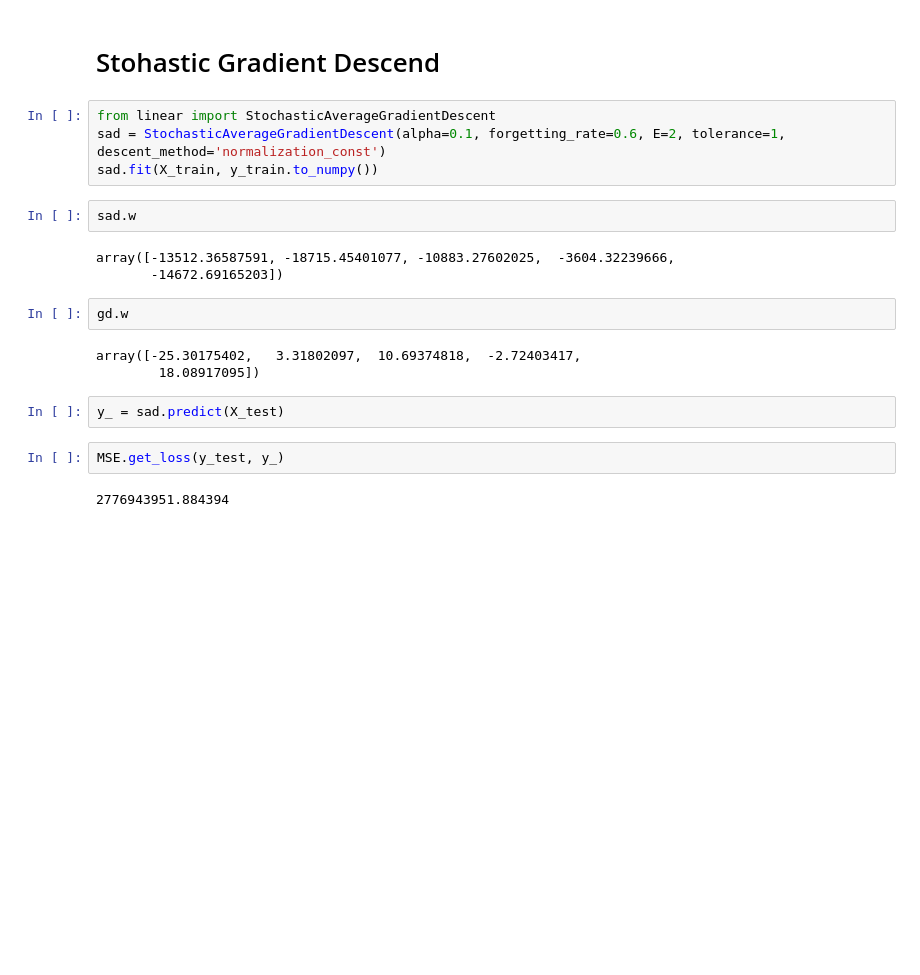
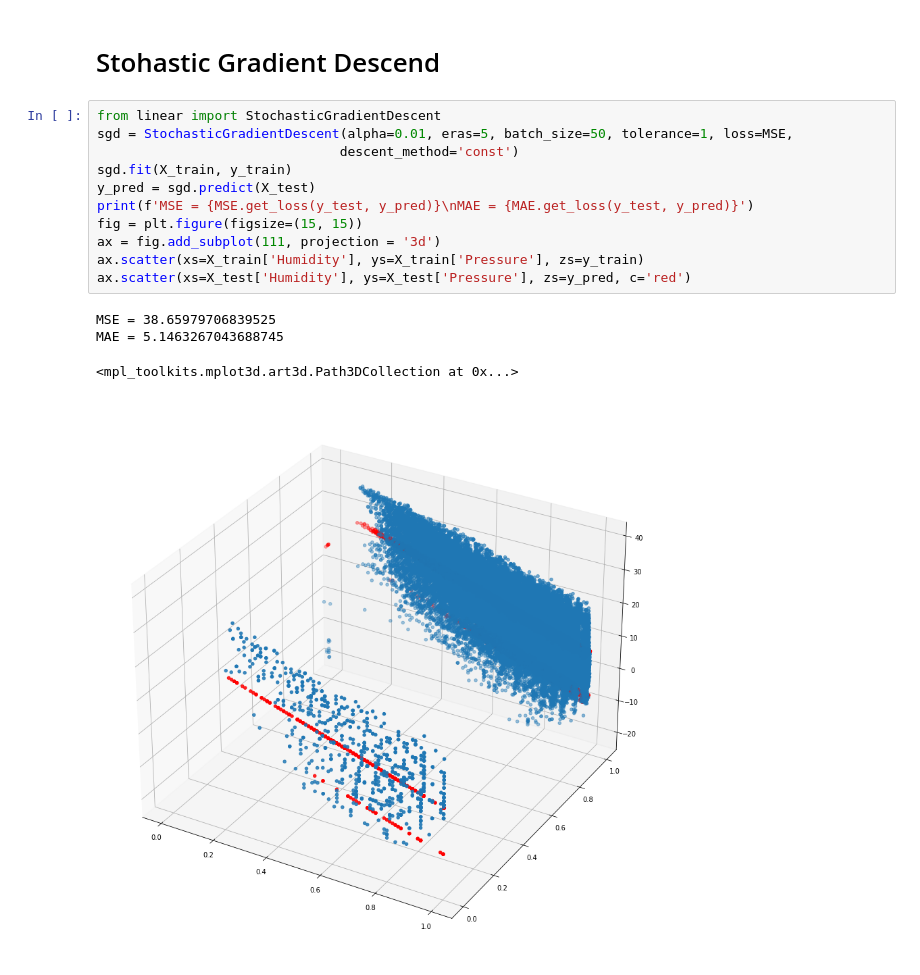
Before and after one commit to shehamane/kurilib-ml, a Jupyter notebook: linear.ipynb, the cells around one changed output. Saved outputs shown, nothing was run; the diff lists cells and outputs as text; blank space fills up the shorter version.

```diff
--- a/linear.ipynb
+++ b/linear.ipynb
@@ -156,23 +152,19 @@ MAE = 5.137057091778744
 Нормировка фичи помогла!!! УРААА
 # %% [markdown]
 # Stohastic Gradient Descend
-# %%
-from linear import StochasticAverageGradientDescent
-sad = StochasticAverageGradientDescent(alpha=0.1, forgetting_rate=0.6, E=2, tolerance=1, descent_method='normalization_const')
-sad.fit(X_train, y_train.to_numpy())
-# %%
-sad.w
-# %% [output]
-array([-13512.36587591, -18715.45401077, -10883.27602025,  -3604.32239666,
-       -14672.69165203])
-# %%
-gd.w
-# %% [output]
-array([-25.30175402,   3.31802097,  10.69374818,  -2.72403417,
-        18.08917095])
-# %%
-y_ = sad.predict(X_test)
-# %%
-MSE.get_loss(y_test, y_)
-# %% [output]
-2776943951.884394
+# %%
+from linear import StochasticGradientDescent
+sgd = StochasticGradientDescent(alpha=0.01, eras=5, batch_size=50, tolerance=1, loss=MSE,
+                               descent_method='const')
+sgd.fit(X_train, y_train)
+y_pred = sgd.predict(X_test)
+print(f'MSE = {MSE.get_loss(y_test, y_pred)}\nMAE = {MAE.get_loss(y_test, y_pred)}')
+fig = plt.figure(figsize=(15, 15))
+ax = fig.add_subplot(111, projection = '3d')
+ax.scatter(xs=X_train['Humidity'], ys=X_train['Pressure'], zs=y_train)
+ax.scatter(xs=X_test['Humidity'], ys=X_test['Pressure'], zs=y_pred, c='red')
+# %% [output]
+MSE = 38.65979706839525
+MAE = 5.1463267043688745
+<mpl_toolkits.mplot3d.art3d.Path3DCollection at 0x...>
+[figure, added]
```
Also changed, not shown: parts of 7 cells of this notebook, 3 other files.
